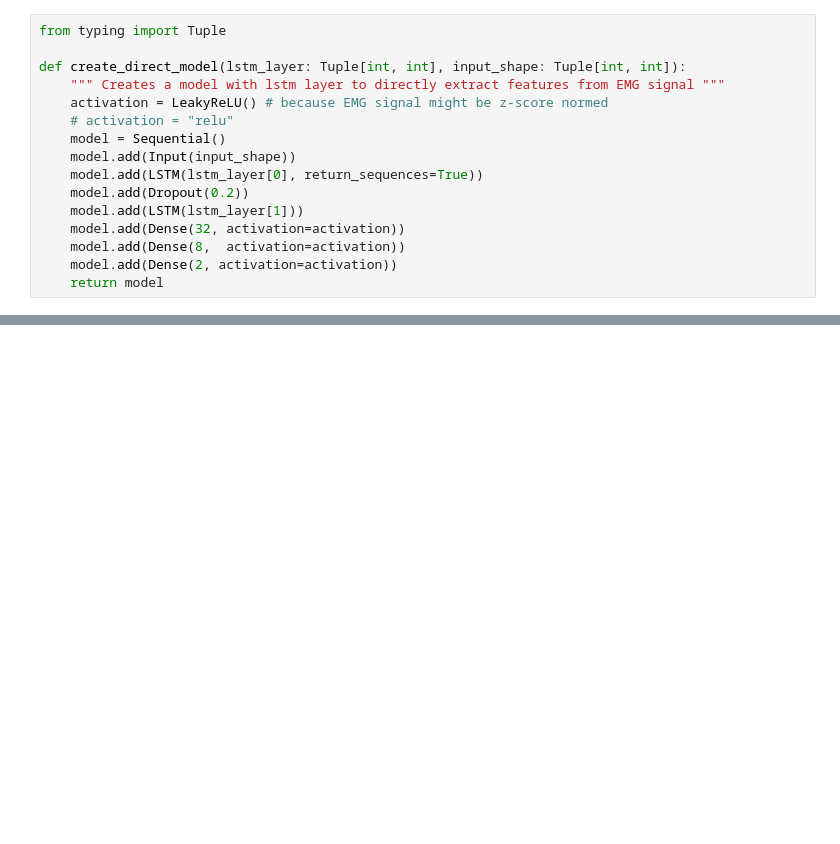
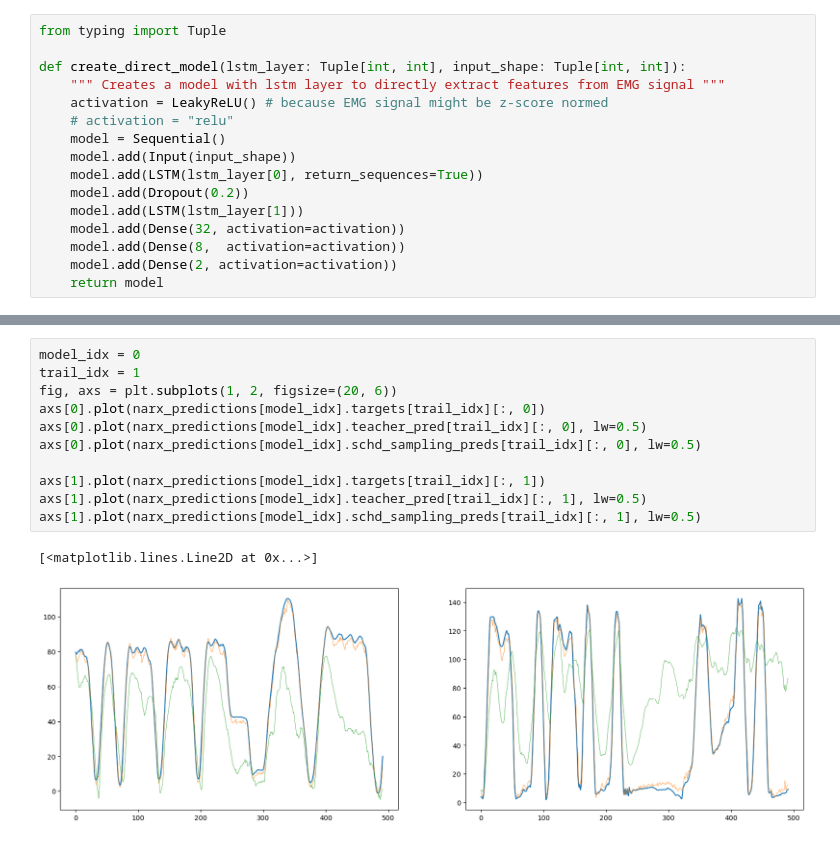
Before and after one commit to gjmm07/Masterthesis, a Jupyter notebook: JointAnglePrediction.ipynb, the cells around one changed output, grey strips where cells are left out. Drawn from its saved outputs; the diff is of its cells as text; blank space fills up the shorter version.

```diff
--- a/JointAnglePrediction.ipynb
+++ b/JointAnglePrediction.ipynb
@@ -981,0 +959,14 @@ axs[1].plot(narx_predictions[model_idx].schd_sampling_preds[trail_idx][:, 1], lw
+# %%
+model_idx = 0
+trail_idx = 1
+fig, axs = plt.subplots(1, 2, figsize=(20, 6))
+axs[0].plot(narx_predictions[model_idx].targets[trail_idx][:, 0])
+axs[0].plot(narx_predictions[model_idx].teacher_pred[trail_idx][:, 0], lw=0.5)
+axs[0].plot(narx_predictions[model_idx].schd_sampling_preds[trail_idx][:, 0], lw=0.5)
+
+axs[1].plot(narx_predictions[model_idx].targets[trail_idx][:, 1])
+axs[1].plot(narx_predictions[model_idx].teacher_pred[trail_idx][:, 1], lw=0.5)
+axs[1].plot(narx_predictions[model_idx].schd_sampling_preds[trail_idx][:, 1], lw=0.5)
+# %% [output]
+[<matplotlib.lines.Line2D at 0x...>]
+[figure, added]
```
Also changed, not shown: parts of 26 cells of this notebook, 19 other files.
